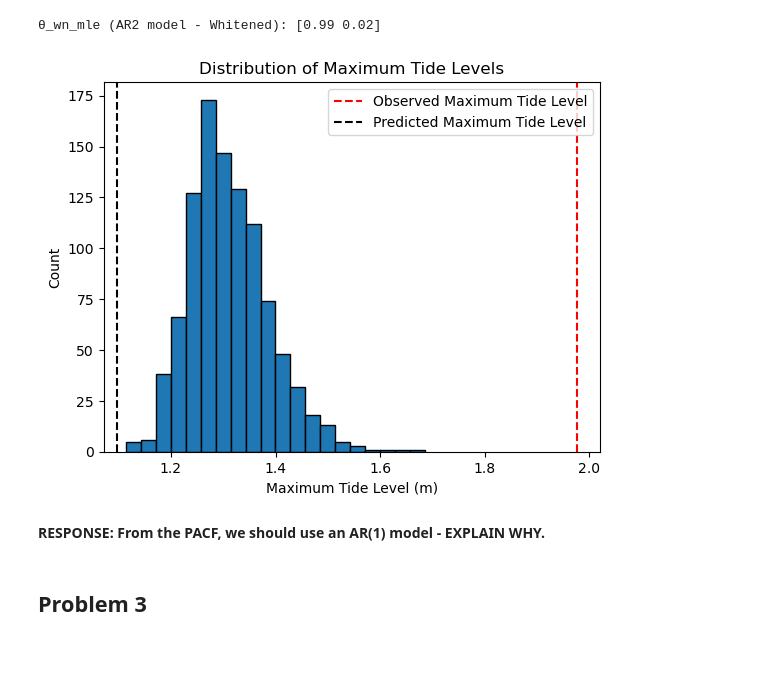
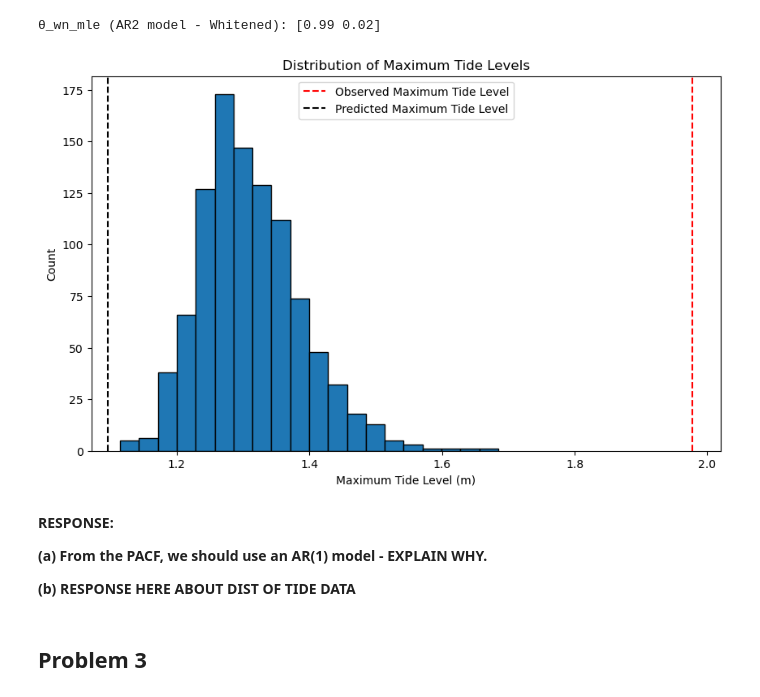
Before and after one commit to BEE4850-SP25/hw02-christinemswanson, a Jupyter notebook: hw02.ipynb, the cells around one changed output. Drawn from its saved outputs; the diff is of its cells as text; code cells hidden in the pictures; blank space fills up the shorter version.

```diff
--- a/hw02.ipynb
+++ b/hw02.ipynb
@@ -381,32 +381,37 @@ for sim in range(num_sim):
 # %%
 # plot the dist of max values
 
 # extract the maximum tide level from the observed data
 max_obs_tide_level = np.max(tide_data["Verified (m)"])
 
 # extract the maximum tide level from the predicted data
 max_pred_tide_level = np.max(tide_data["Predicted (m)"])
 
+plt.figure(figsize=(10, 6))
 plt.hist(max_tide_levels, bins=20, edgecolor="black")
 
 plt.title("Distribution of Maximum Tide Levels")
 
 # plot the observed max tide level as a vertical line
 plt.axvline(x=max_obs_tide_level, color="red", linestyle="--", label="Observed Maximum Tide Level")
 
 # plot the predicted max tide level as a vertical line
 plt.axvline(x=max_pred_tide_level, color="black", linestyle="--", label="Predicted Maximum Tide Level")
 
-plt.legend(loc = "upper right")
+plt.legend(loc = "upper center")
 
 plt.xlabel("Maximum Tide Level (m)")
 plt.ylabel("Count")
 
 plt.show()
 # %% [output]
-[figure, old version]
+[figure, new version]
 # %% [markdown]
-**RESPONSE: From the PACF, we should use an AR(1) model - EXPLAIN WHY.**
+**RESPONSE:**
+
+**(a) From the PACF, we should use an AR(1) model - EXPLAIN WHY.**
+
+**(b) RESPONSE HERE ABOUT DIST OF TIDE DATA**
 # %% [markdown]
 ## Problem 3
 # %% [markdown]
```
Also changed, not shown: parts of 2 cells of this notebook.
